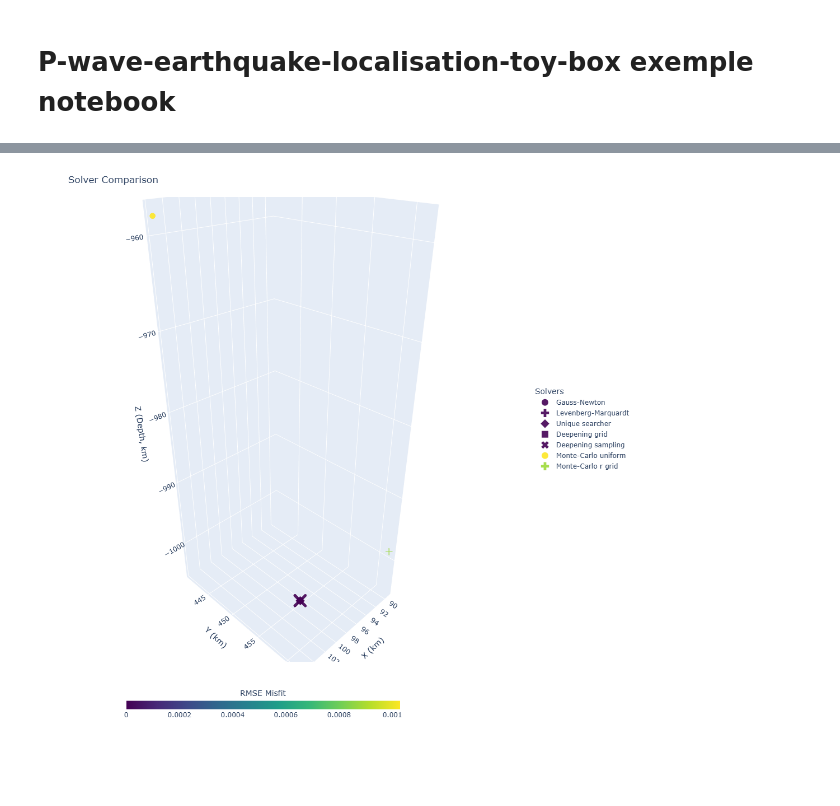
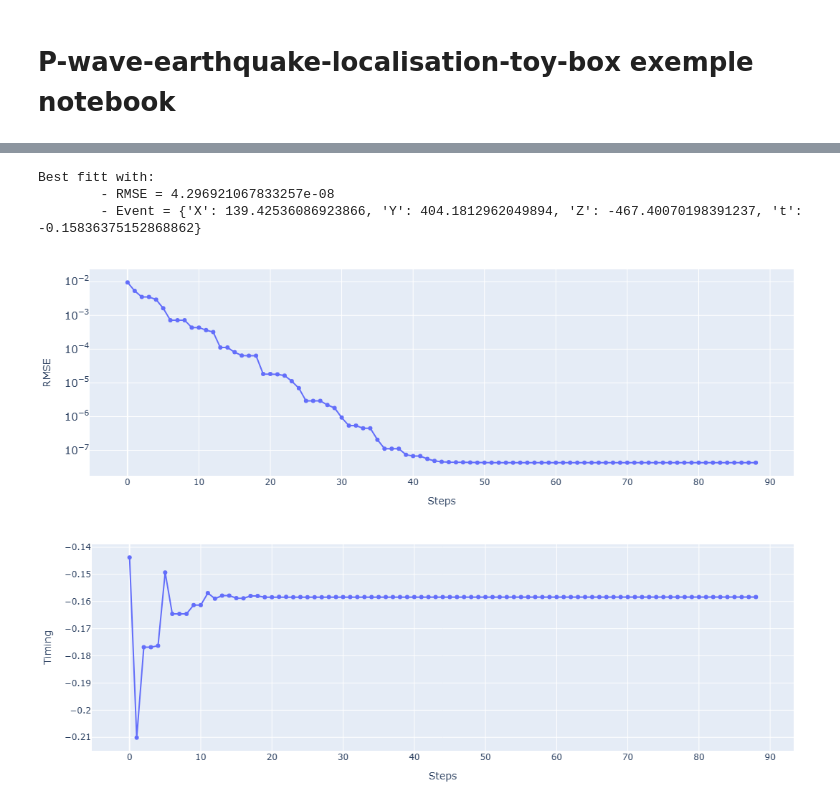
Before and after one commit to MatthieuNougaret/P-wave-earthquake-localisation-toy-box, a Jupyter notebook: python-solvers/demo.ipynb, the cells around one changed output, grey strips where cells are left out. Cells and saved outputs as stored; diff of their text form; code cells hidden in the pictures; blank space fills up the shorter version.

Commit message:
add Evolutionary.py solver, typo & minor bug

```diff
--- a/python-solvers/demo.ipynb
+++ b/python-solvers/demo.ipynb
@@ -271,3 +265,32 @@ Best fitt with:
+# %%
+event_best_EV, history_EV, cost_story_EV, misfit_fin_EV = Evolutionary.evolution(
+    pop_size=10_000,
+    limites=np.copy(limites),
+    n_iteration=1_000,
+    stations=stations_norm,
+    p_surv=0.10,
+    patience=10,
+    vp=4000.0)
+
+print('Best fitt with:')
+print(f'\t- RMSE = {misfit_fin_EV}')
+print(f'\t- Event = {event_best_EV}')
+
+Results['Evolutionary'] = {'X':event_best_EV['X'],
+                           'Y':event_best_EV['Y'],
+                           'Z':event_best_EV['Z'],
+                           't':event_best_EV['t'],
+                           'RMSE':misfit_fin_EV}
+
+_ = graphics.history_2d(cost_story_EV, 'RMSE', log_y=True, filename=None)
+_ = graphics.history_2d(history_EV[:, 3], 'Timing', filename=None)
+_ = graphics.history_3d(history_EV[:, :3], stations_norm, filename=None)
+# %% [output]
+Best fitt with:
+        - RMSE = 4.296921067833257e-08
+        - Event = {'X': 139.42536086923866, 'Y': 404.1812962049894, 'Z': -467.40070198391237, 't': -0.15836375152868862}
+[figure, added]
+[figure, added]
 # %%
 # Making some comparison
 _ = graphics.solver_compare(Results,
@@ -277,8 +300,6 @@ _ = graphics.solver_compare(Results,
                             colorscale="Viridis",
                             filename=None,
                             height=1000)
-# %% [output]
-[figure, removed]
 # %%
 _ = graphics.build_tables(Results, rounding=12)
 # %% [output]
```
Also changed, not shown: parts of 10 cells of this notebook, 4 other files.
